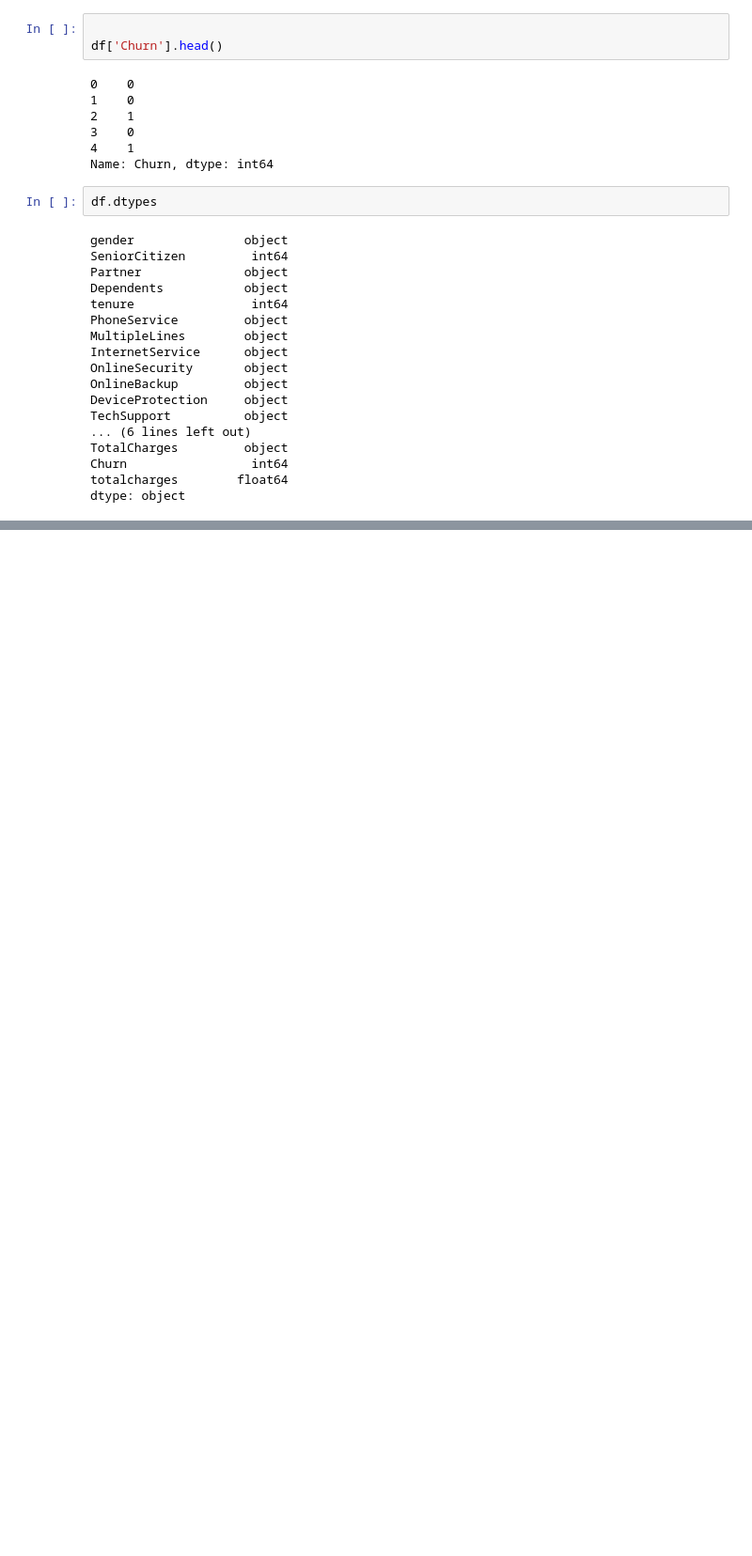
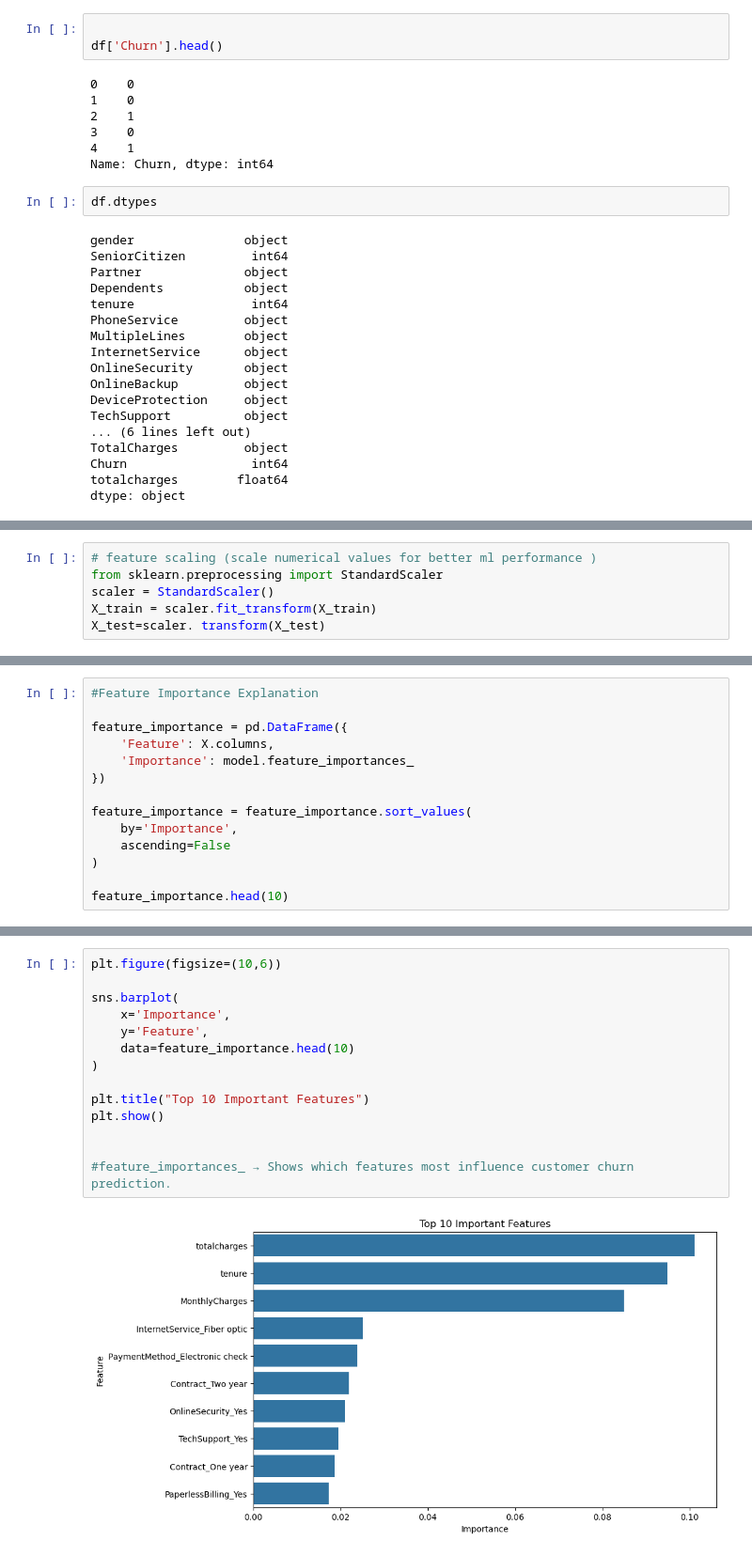
Before and after one commit to Jhanvipathak21/AI-Decision-Intelligence-System, a Jupyter notebook: notebooks/project_phase1.ipynb, the cells around one changed output, grey strips where cells are left out. Shown at 94% size. Cells and saved outputs as stored; diff of their text form; blank space fills up the shorter version.

```diff
--- a/notebooks/project_phase1.ipynb
+++ b/notebooks/project_phase1.ipynb
@@ -248,0 +304,6 @@ dtype: object
+# %%
+# feature scaling (scale numerical values for better ml performance )
+from sklearn.preprocessing import StandardScaler
+scaler = StandardScaler()
+X_train = scaler.fit_transform(X_train)
+X_test=scaler. transform(X_test)
@@ -248,0 +369,14 @@ dtype: object
+# %%
+#Feature Importance Explanation
+
+feature_importance = pd.DataFrame({
+    'Feature': X.columns,
+    'Importance': model.feature_importances_
+})
+
+feature_importance = feature_importance.sort_values(
+    by='Importance',
+    ascending=False
+)
+
+feature_importance.head(10)
@@ -248,0 +395,16 @@ dtype: object
+# %%
+plt.figure(figsize=(10,6))
+
+sns.barplot(
+    x='Importance',
+    y='Feature',
+    data=feature_importance.head(10)
+)
+
+plt.title("Top 10 Important Features")
+plt.show()
+
+
+#feature_importances_ → Shows which features most influence customer churn prediction.
+# %% [output]
+[figure, added]
```
Also changed, not shown: parts of 30 cells of this notebook, 1 other file.
